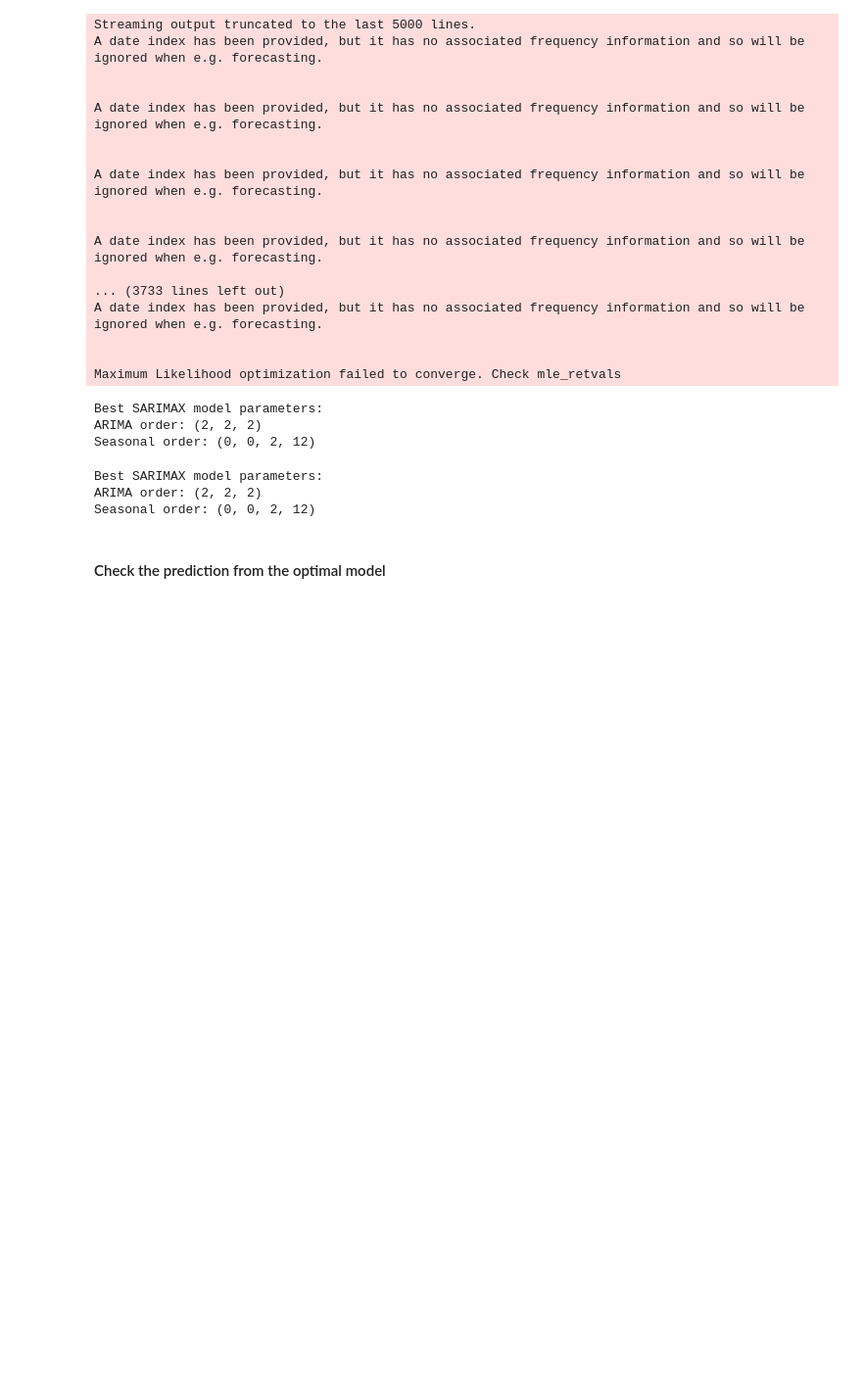
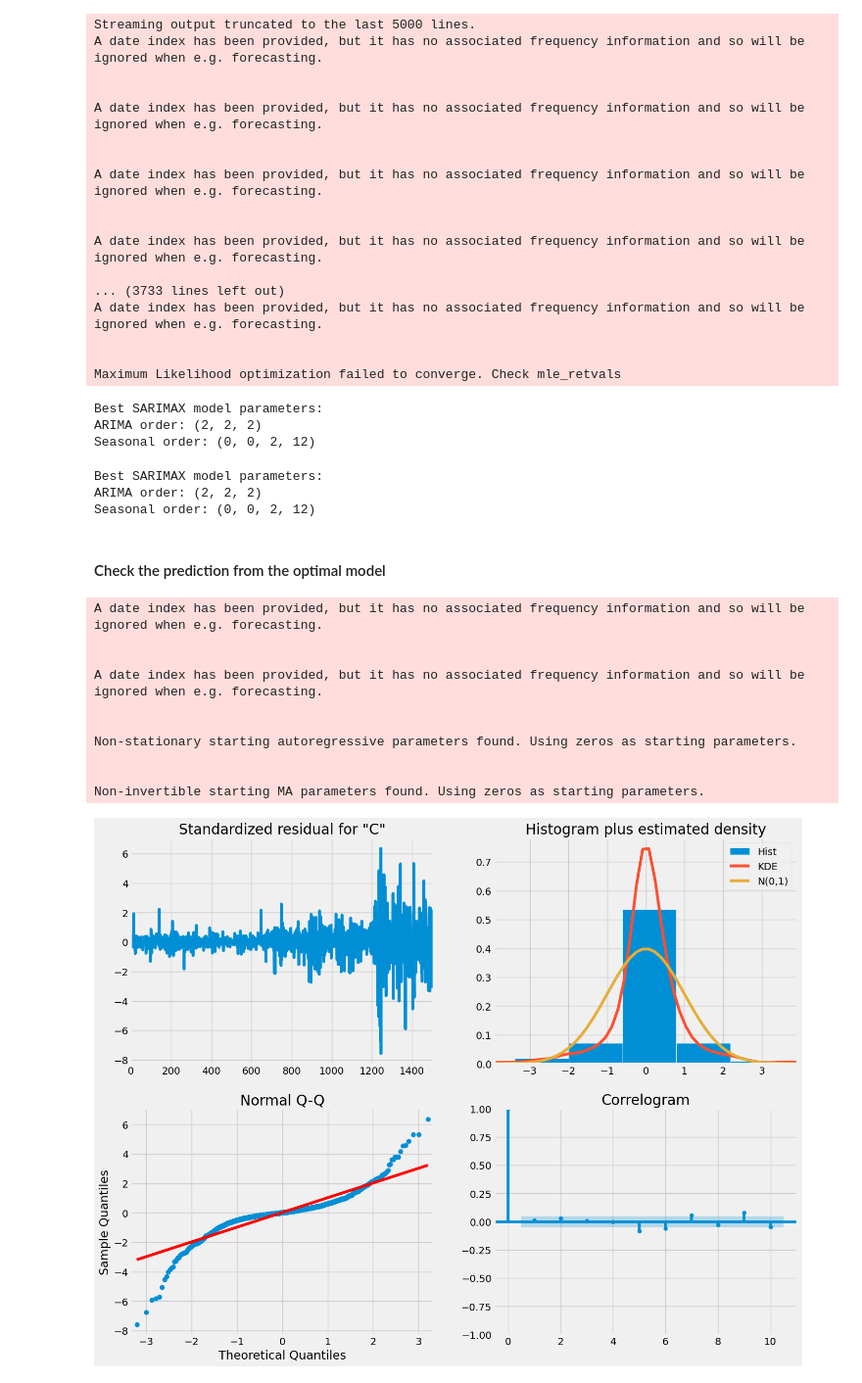
Before and after one commit to YC0429/Time_Series_Proj, a Jupyter notebook: Time_Series_workplace.ipynb, the cells around one changed output. Shown at 98% size. Cells and saved outputs as stored; diff of their text form; code cells hidden in the pictures; blank space fills up the shorter version.

```diff
--- a/Time_Series_workplace.ipynb
+++ b/Time_Series_workplace.ipynb
@@ -810,11 +810,23 @@ Seasonal order: (0, 0, 2, 12)
 #### Check the prediction from the optimal model
 # %%
 # Get predictions from the SARIMAX model
-mod = sm.tsa.statespace.SARIMAX(sim2,order=(2, 3, 2),)
+best_mod = sm.tsa.statespace.SARIMAX(sim2,order=(2, 2, 2),seasonal_order=(0, 0, 2, 12))
 
-MSFTresults = mod.fit()
+MSFTresults = best_mod.fit()
 
 #print(TSresults.summary().tables[1])
 
 MSFTresults.plot_diagnostics(figsize=(15, 12))
 plt.show()
+# %% [output]
+A date index has been provided, but it has no associated frequency information and so will be ignored when e.g. forecasting.
+
+
+A date index has been provided, but it has no associated frequency information and so will be ignored when e.g. forecasting.
+
+
+Non-stationary starting autoregressive parameters found. Using zeros as starting parameters.
+
+
+Non-invertible starting MA parameters found. Using zeros as starting parameters.
+[figure, added]
```
Also changed, not shown: parts of 4 cells of this notebook.
